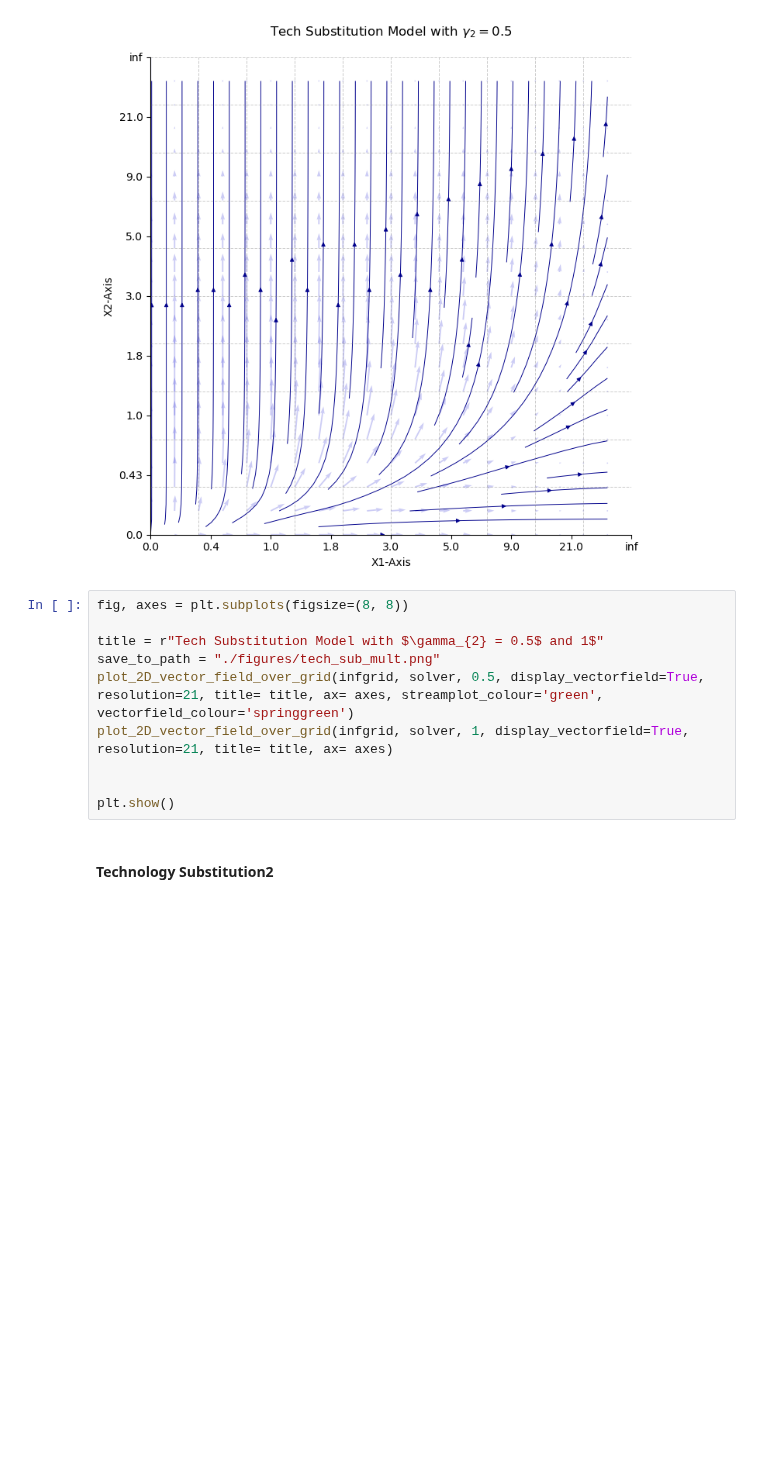
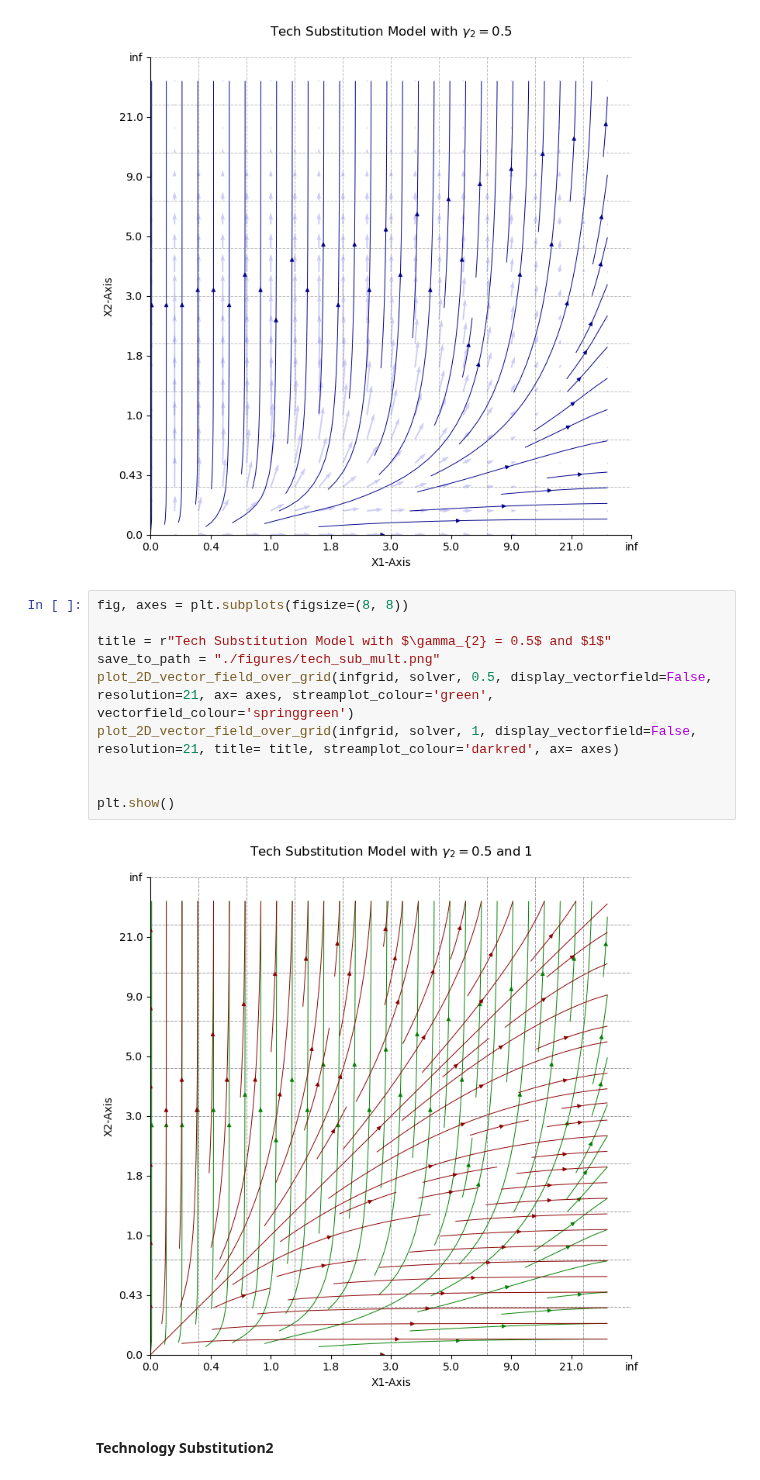
Before and after one commit to Lighfe/mdp-world-model, a Jupyter notebook: data_generation/visualization/plot_tests.ipynb, the cells around one changed output. Saved outputs shown, nothing was run; the diff lists cells and outputs as text; blank space fills up the shorter version.

```diff
--- a/data_generation/visualization/plot_tests.ipynb
+++ b/data_generation/visualization/plot_tests.ipynb
@@ -102,13 +111,15 @@ plot_2D_vector_field_over_grid(infgrid, solver, 0.5, display_vectorfield=True, r
 # %%
 fig, axes = plt.subplots(figsize=(8, 8))
 
-title = r"Tech Substitution Model with $\gamma_{2} = 0.5$ and 1$"
+title = r"Tech Substitution Model with $\gamma_{2} = 0.5$ and $1$"
 save_to_path = "./figures/tech_sub_mult.png"
-plot_2D_vector_field_over_grid(infgrid, solver, 0.5, display_vectorfield=True, resolution=21, title= title, ax= axes, streamplot_colour='green', vectorfield_colour='springgreen')
-plot_2D_vector_field_over_grid(infgrid, solver, 1, display_vectorfield=True, resolution=21, title= title, ax= axes)
+plot_2D_vector_field_over_grid(infgrid, solver, 0.5, display_vectorfield=False, resolution=21, ax= axes, streamplot_colour='green', vectorfield_colour='springgreen')
+plot_2D_vector_field_over_grid(infgrid, solver, 1, display_vectorfield=False, resolution=21, title= title, streamplot_colour='darkred', ax= axes)
 
 
 plt.show()
+# %% [output]
+[figure, added]
 # %% [markdown]
 #### Technology Substitution2
 # %%
```
Also changed, not shown: parts of 5 cells of this notebook, 2 other files.
